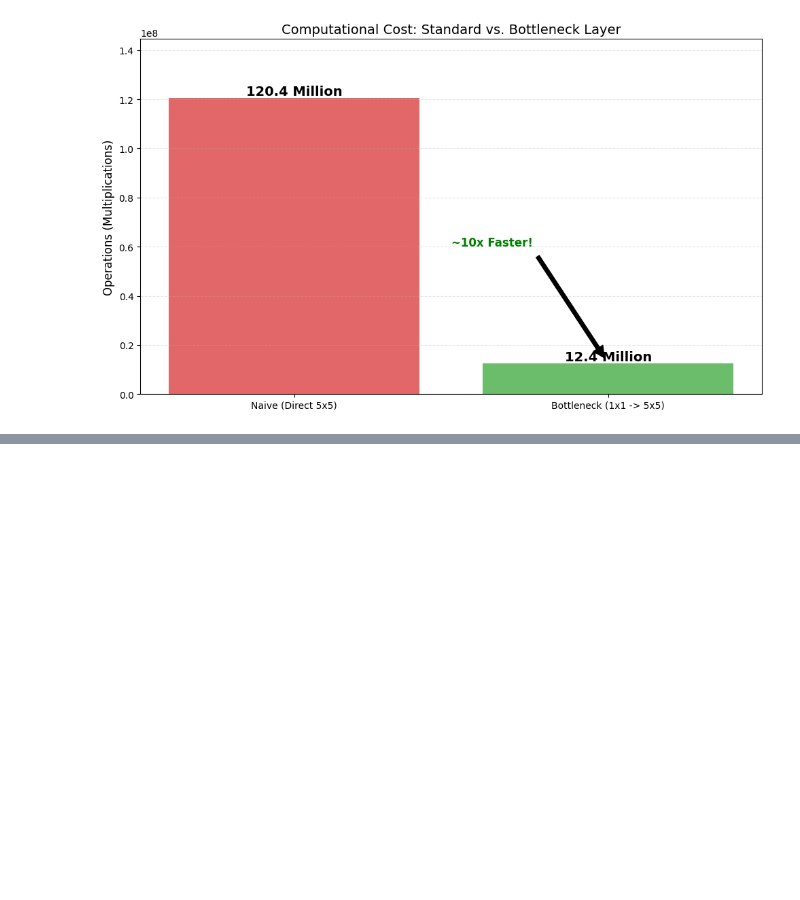
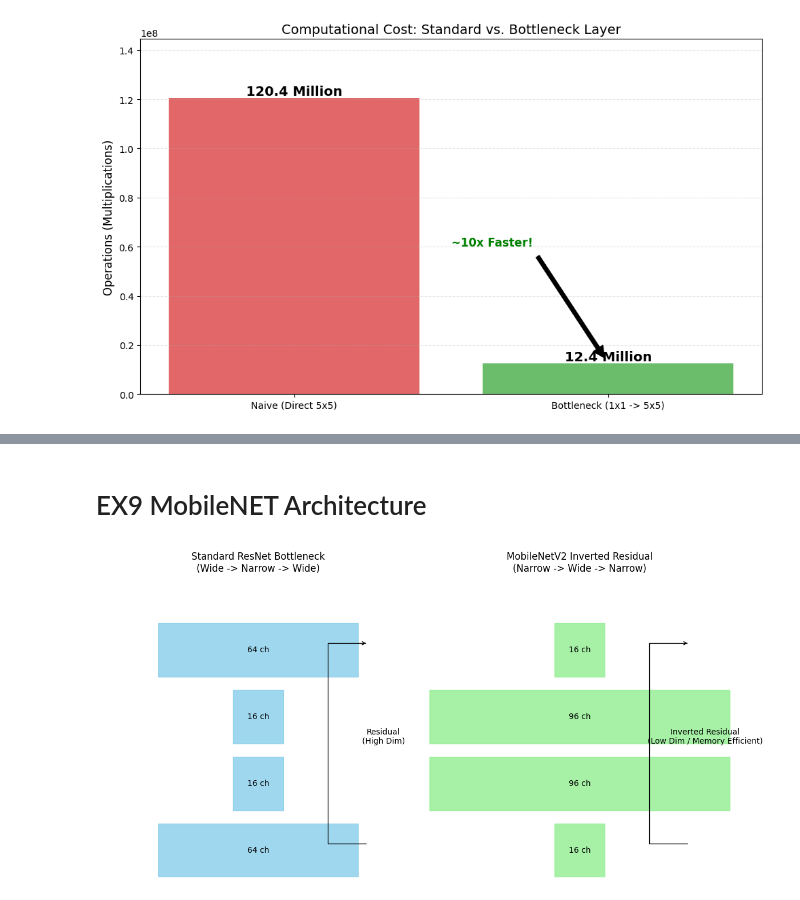
Before and after one commit to Saavkd7/DeepLearning-Specialization-Coursera, a Jupyter notebook: 4. Convolutional+Neural+NETWORKS/Week2/Ex.ipynb, the cells around one changed output, grey strips where cells are left out. Cells and saved outputs as stored; diff of their text form; code cells hidden in the pictures; blank space fills up the shorter version.

```diff
--- a/4. Convolutional+Neural+NETWORKS/Week2/Ex.ipynb
+++ b/4. Convolutional+Neural+NETWORKS/Week2/Ex.ipynb
@@ -420,0 +491,57 @@ visualize_inception_output()
+# %% [markdown]
+# EX9 MobileNET Architecture
+# %%
+### Full Visualization Implementation
+'''
+This visualization compares the **"Classic Bottleneck" (ResNet)** structure vs. the **"Inverted Residual" (MobileNet v2)** structure, highlighting where the "fat" (high channel count) layers are located.
+'''
+
+import matplotlib.pyplot as plt
+import matplotlib.patches as patches
+
+def visualize_inverted_residual():
+    fig, (ax1, ax2) = plt.subplots(1, 2, figsize=(12, 6))
+
+    # --- 1. ResNet Bottleneck (Wide -> Narrow -> Wide) ---
+    # Input (Wide) -> 1x1 Compress -> 3x3 -> 1x1 Expand -> Output (Wide)
+    # Skip connection connects Wide layers
+    widths_resnet = [64, 16, 16, 64]
+    y_pos = [0, 1, 2, 3]
+
+    for w, y in zip(widths_resnet, y_pos):
+        rect = patches.Rectangle((50 - w/2, y), w, 0.8, color='skyblue', alpha=0.8)
+        ax1.add_patch(rect)
+        ax1.text(50, y+0.4, f"{w} ch", ha='center', va='center')
+
+    # Skip Connection
+    ax1.annotate("", xy=(85, 3.5), xytext=(85, 0.5), arrowprops=dict(arrowstyle="->", connectionstyle="bar,fraction=-0.2"))
+    ax1.text(90, 2, "Residual\n(High Dim)", ha='center')
+
+    ax1.set_xlim(0, 100); ax1.set_ylim(0, 4.5)
+    ax1.set_title("Standard ResNet Bottleneck\n(Wide -> Narrow -> Wide)")
+    ax1.axis('off')
+
+    # --- 2. MobileNetV2 Inverted Residual (Narrow -> Wide -> Narrow) ---
+    # Input (Narrow) -> 1x1 Expand -> 3x3 -> 1x1 Project -> Output (Narrow)
+    # Skip connection connects Narrow layers
+    widths_mobilenet = [16, 96, 96, 16] # Expansion factor 6
+
+    for w, y in zip(widths_mobilenet, y_pos):
+        rect = patches.Rectangle((50 - w/2, y), w, 0.8, color='lightgreen', alpha=0.8)
+        ax2.add_patch(rect)
+        ax2.text(50, y+0.4, f"{w} ch", ha='center', va='center')
+
+    # Skip Connection
+    ax2.annotate("", xy=(85, 3.5), xytext=(85, 0.5), arrowprops=dict(arrowstyle="->", connectionstyle="bar,fraction=-0.2"))
+    ax2.text(90, 2, "Inverted Residual\n(Low Dim / Memory Efficient)", ha='center')
+
+    ax2.set_xlim(0, 100); ax2.set_ylim(0, 4.5)
+    ax2.set_title("MobileNetV2 Inverted Residual\n(Narrow -> Wide -> Narrow)")
+    ax2.axis('off')
+
+    plt.tight_layout()
+    plt.show()
+
+visualize_inverted_residual()
+# %% [output]
+[figure, added]
```
Also changed, not shown: parts of 6 cells of this notebook, 2 other files.
